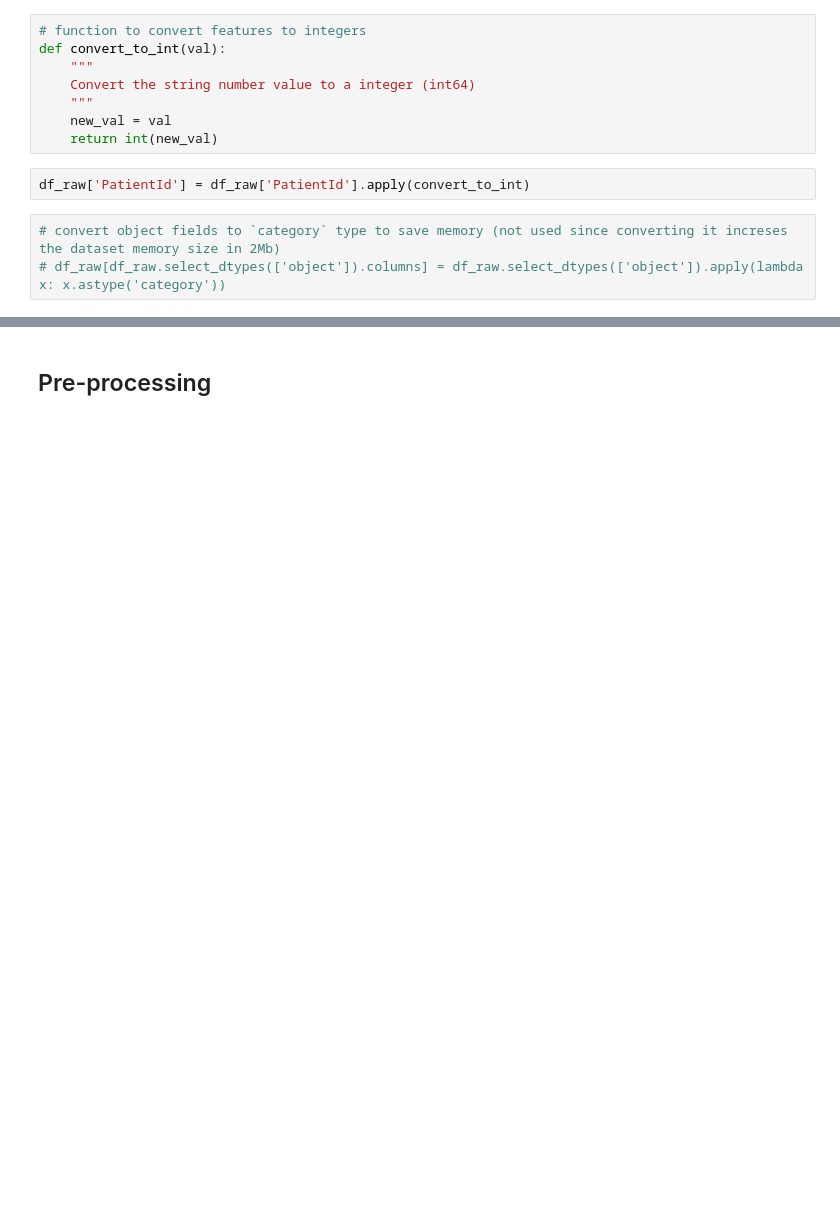
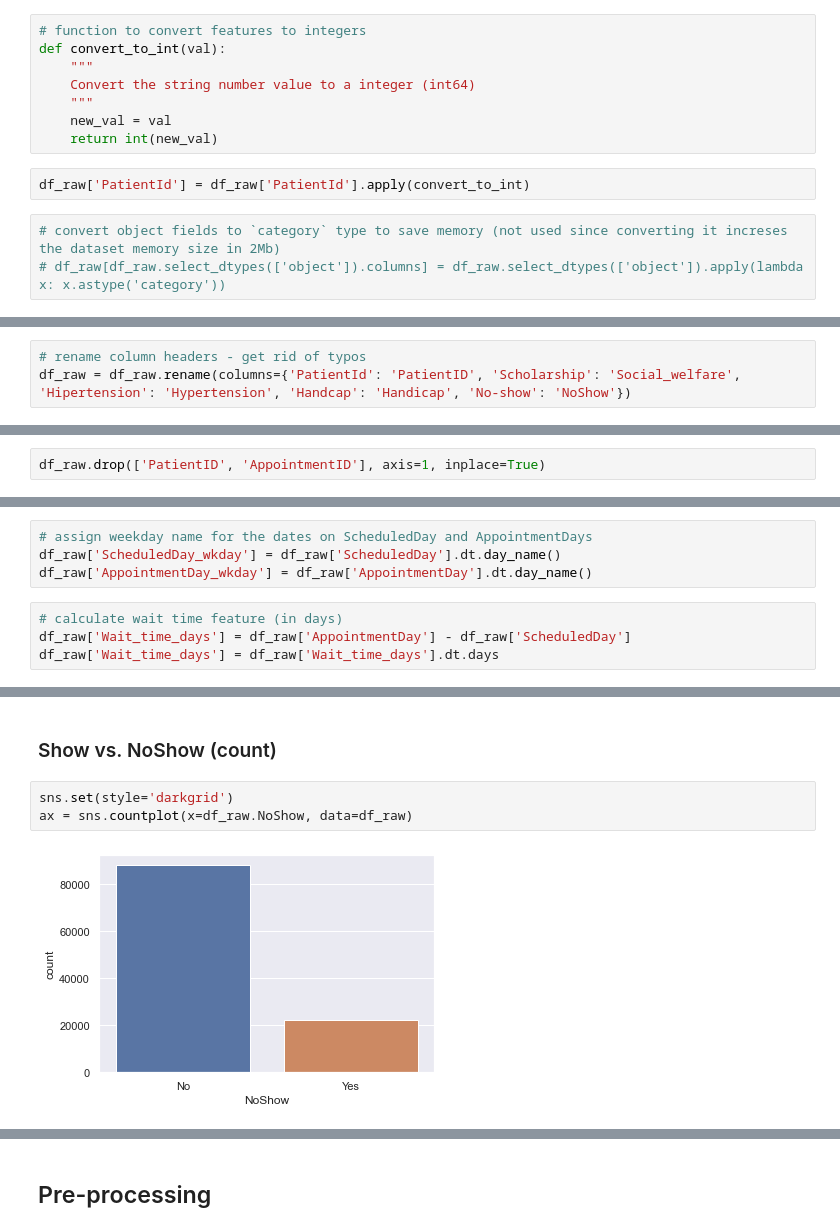
Before and after one commit to laisbsc/patients_no_show, a Jupyter notebook: laisCarvalho_MLY4_CA2.ipynb, the cells around one changed output, grey strips where cells are left out. Cells and saved outputs as stored; diff of their text form; blank space fills up the shorter version.

```diff
--- a/laisCarvalho_MLY4_CA2.ipynb
+++ b/laisCarvalho_MLY4_CA2.ipynb
@@ -258,0 +209,3 @@ VBox(children=(Tab(children=(Tab(children=(GridBox(children=(VBox(children=(Grid
+# %%
+# rename column headers - get rid of typos
+df_raw = df_raw.rename(columns={'PatientId': 'PatientID', 'Scholarship': 'Social_welfare', 'Hipertension': 'Hypertension', 'Handcap': 'Handicap', 'No-show': 'NoShow'})
@@ -258,0 +216,2 @@ VBox(children=(Tab(children=(Tab(children=(GridBox(children=(VBox(children=(Grid
+# %%
+df_raw.drop(['PatientID', 'AppointmentID'], axis=1, inplace=True)
@@ -258,0 +220,8 @@ VBox(children=(Tab(children=(Tab(children=(GridBox(children=(VBox(children=(Grid
+# %%
+# assign weekday name for the dates on ScheduledDay and AppointmentDays
+df_raw['ScheduledDay_wkday'] = df_raw['ScheduledDay'].dt.day_name()
+df_raw['AppointmentDay_wkday'] = df_raw['AppointmentDay'].dt.day_name()
+# %%
+# calculate wait time feature (in days)
+df_raw['Wait_time_days'] = df_raw['AppointmentDay'] - df_raw['ScheduledDay']
+df_raw['Wait_time_days'] = df_raw['Wait_time_days'].dt.days
@@ -258,0 +259,7 @@ VBox(children=(Tab(children=(Tab(children=(GridBox(children=(VBox(children=(Grid
+# %% [markdown]
+### Show vs. NoShow (count)
+# %%
+sns.set(style='darkgrid')
+ax = sns.countplot(x=df_raw.NoShow, data=df_raw)
+# %% [output]
+[figure, added]
```
Also changed, not shown: parts of 106 cells of this notebook.
